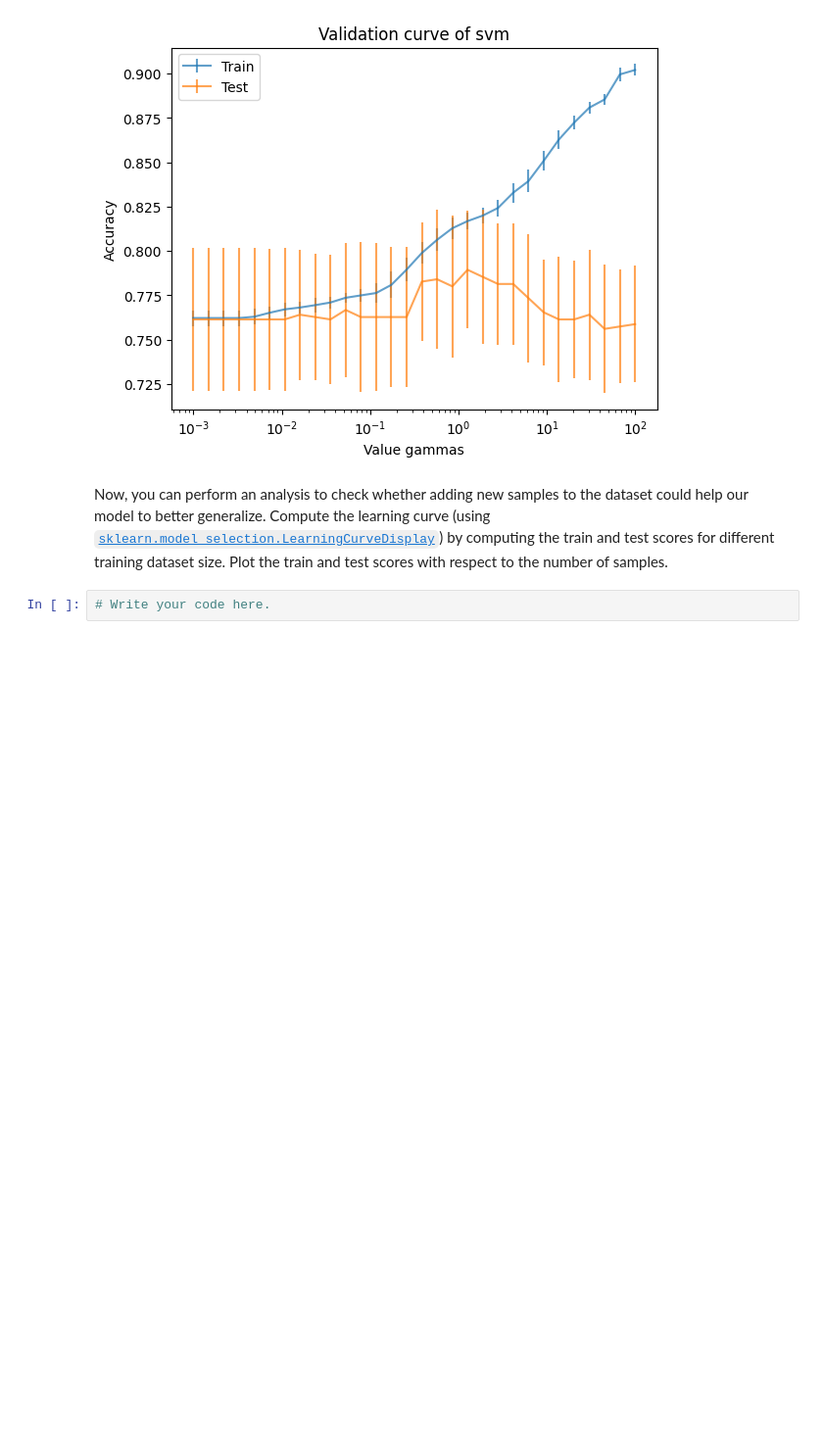
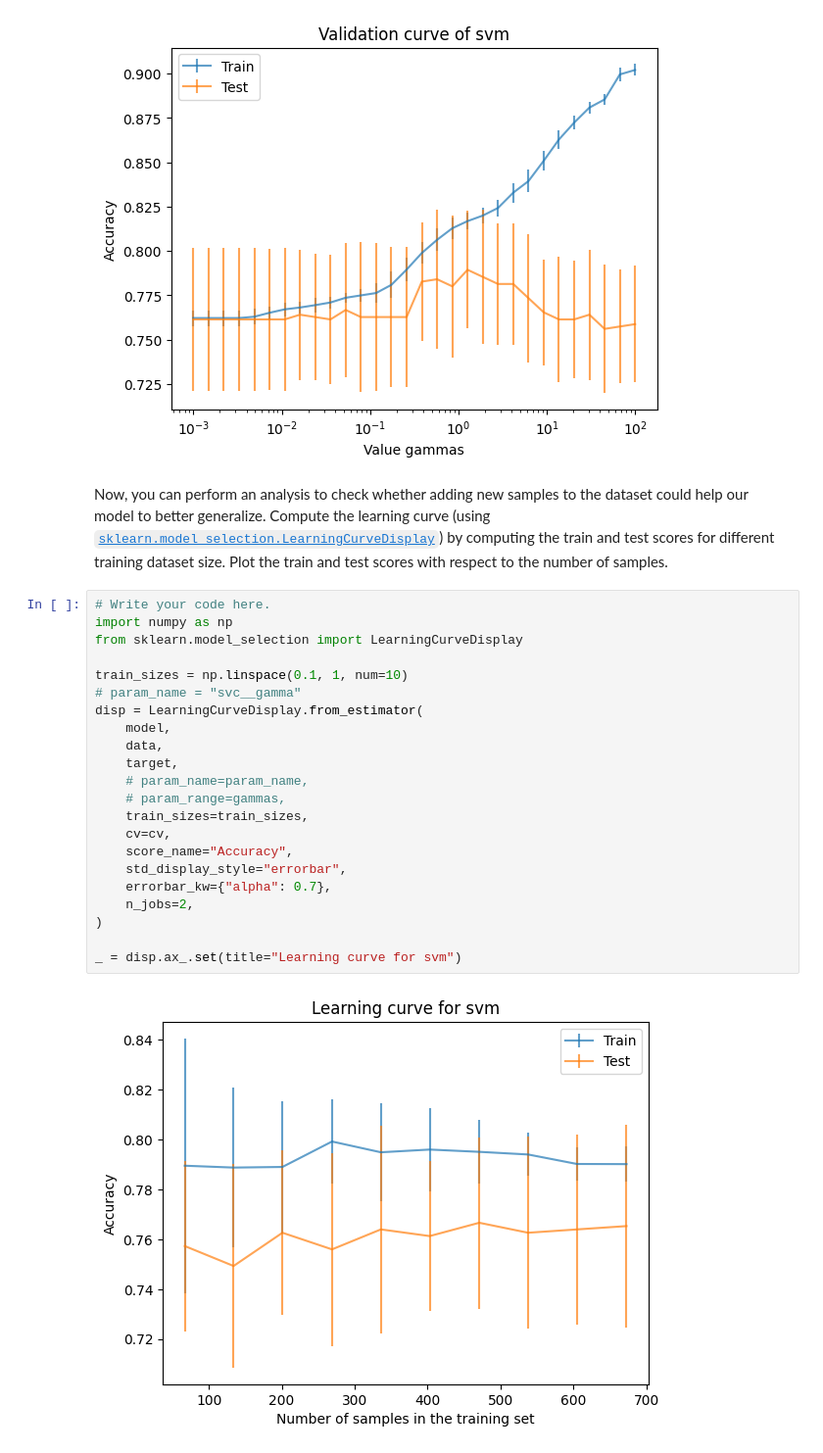
Before and after one commit to Luluhmm/week3ML, a Jupyter notebook: notebooks/M2.01.ipynb, the cells around one changed output. Shown at 98% size. Cells and saved outputs as stored; diff of their text form; blank space fills up the shorter version.

```diff
--- a/notebooks/M2.01.ipynb
+++ b/notebooks/M2.01.ipynb
@@ -158,5 +158,27 @@ dataset could help our model to better generalize. Compute the learning curve
 [`sklearn.model_selection.LearningCurveDisplay`](https://scikit-learn.org/stable/modules/generated/sklearn.model_selection.LearningCurveDisplay.html))
 by computing the train and test scores for different training dataset size.
 Plot the train and test scores with respect to the number of samples.
-# %%
-# Write your code here.
+# %%
+# Write your code here.
+import numpy as np
+from sklearn.model_selection import LearningCurveDisplay
+
+train_sizes = np.linspace(0.1, 1, num=10)
+# param_name = "svc__gamma"
+disp = LearningCurveDisplay.from_estimator(
+    model,
+    data,
+    target,
+    # param_name=param_name,
+    # param_range=gammas,
+    train_sizes=train_sizes,
+    cv=cv,
+    score_name="Accuracy",
+    std_display_style="errorbar",
+    errorbar_kw={"alpha": 0.7},
+    n_jobs=2,
+)
+
+_ = disp.ax_.set(title="Learning curve for svm")
+# %% [output]
+[figure, added]
```
